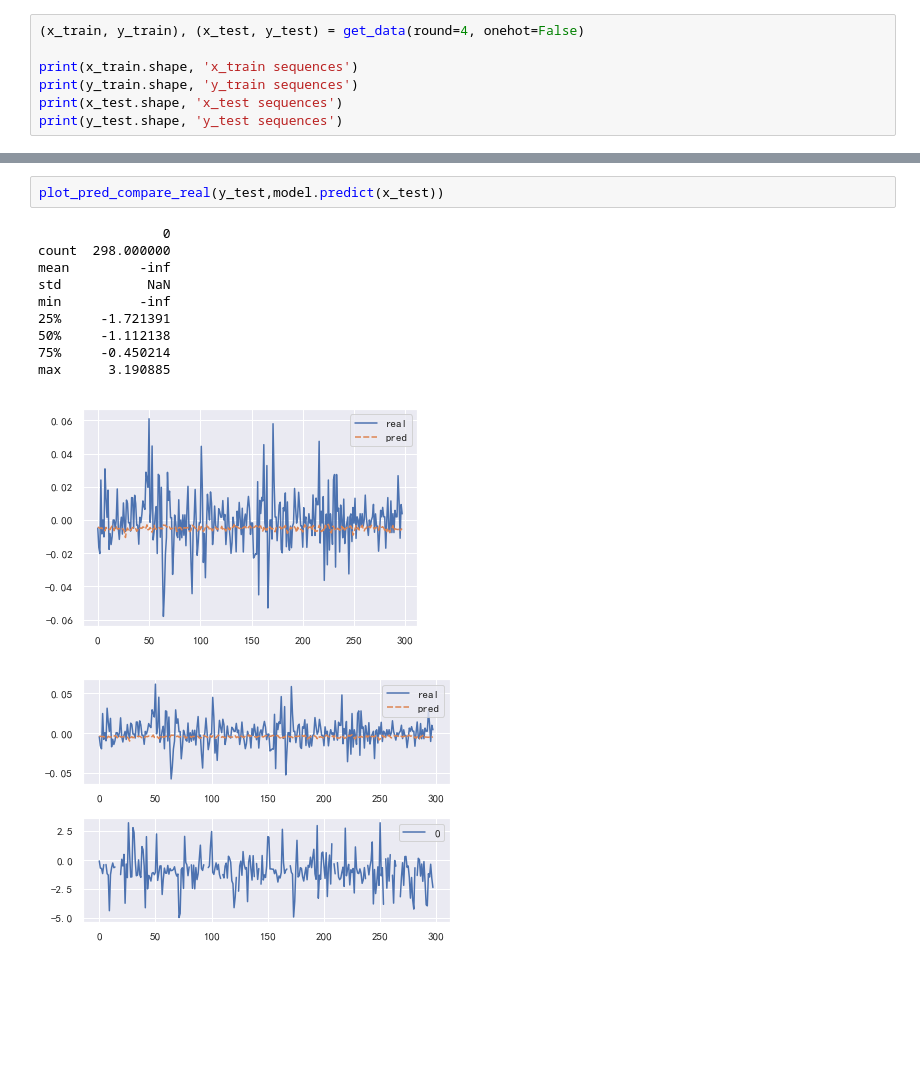
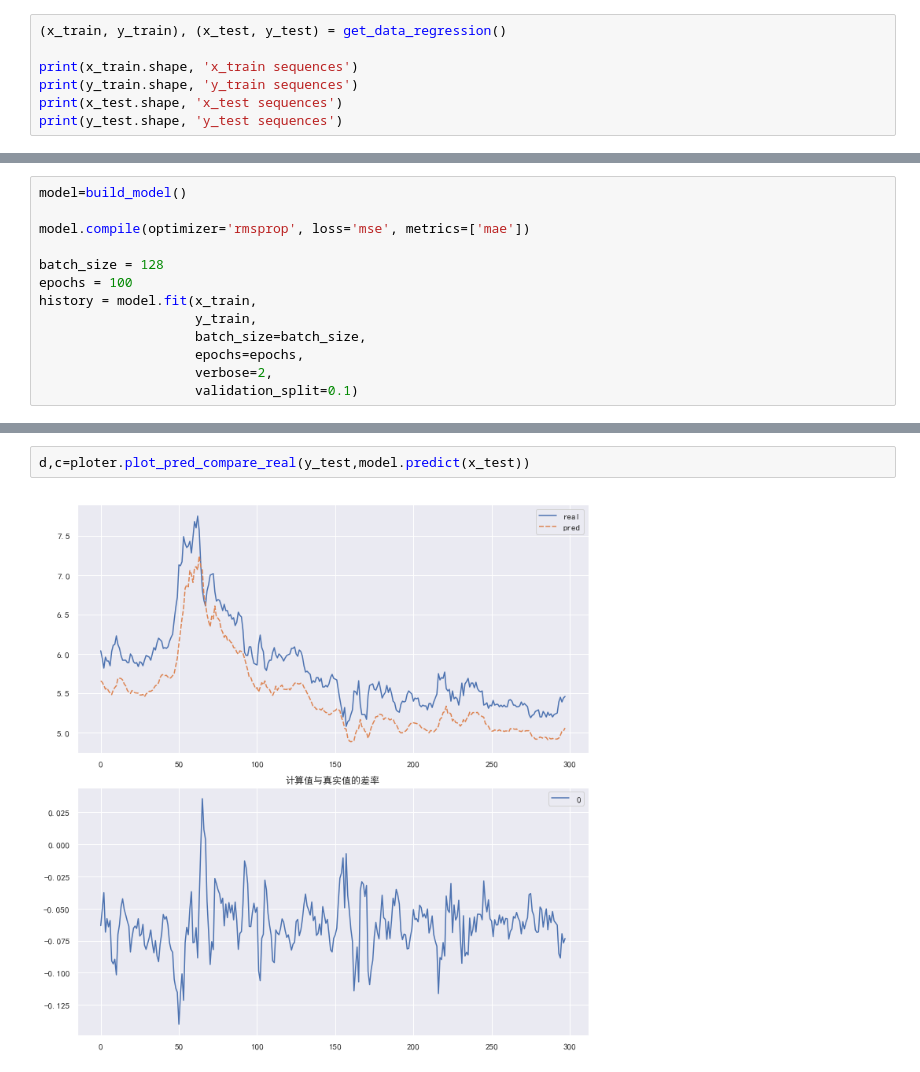
Before and after one commit to GuQiangJS/stock_ai, a Jupyter notebook: examples/keras回归演示.ipynb, the cells around one changed output, grey strips where cells are left out. Cells and saved outputs as stored; diff of their text form; blank space fills up the shorter version.

```diff
--- a/examples/keras回归演示.ipynb
+++ b/examples/keras回归演示.ipynb
@@ -25,5 +31,5 @@ PLEASE install TALIB to call these methods
 # %%
-(x_train, y_train), (x_test, y_test) = get_data(round=4, onehot=False)
+(x_train, y_train), (x_test, y_test) = get_data_regression()
 
 print(x_train.shape, 'x_train sequences')
 print(y_train.shape, 'y_train sequences')
@@ -119,0 +78,13 @@ Epoch 10/10
+# %%
+model=build_model()
+
+model.compile(optimizer='rmsprop', loss='mse', metrics=['mae'])
+
+batch_size = 128
+epochs = 100
+history = model.fit(x_train,
+                    y_train,
+                    batch_size=batch_size,
+                    epochs=epochs,
+                    verbose=2,
+                    validation_split=0.1)
@@ -166,14 +156,4 @@ def plot_pred_compare_real(real, pred, **kwargs):
 # %%
-plot_pred_compare_real(y_test,model.predict(x_test))
+d,c=ploter.plot_pred_compare_real(y_test,model.predict(x_test))
 # %% [output]
-                0
-count  298.000000
-mean         -inf
-std           NaN
-min          -inf
-25%     -1.721391
-50%     -1.112138
-75%     -0.450214
-max      3.190885
-[figure, old version]
+[figure, new version]
-[figure, removed]
```
Also changed, not shown: parts of 18 cells of this notebook, 3 other files.
